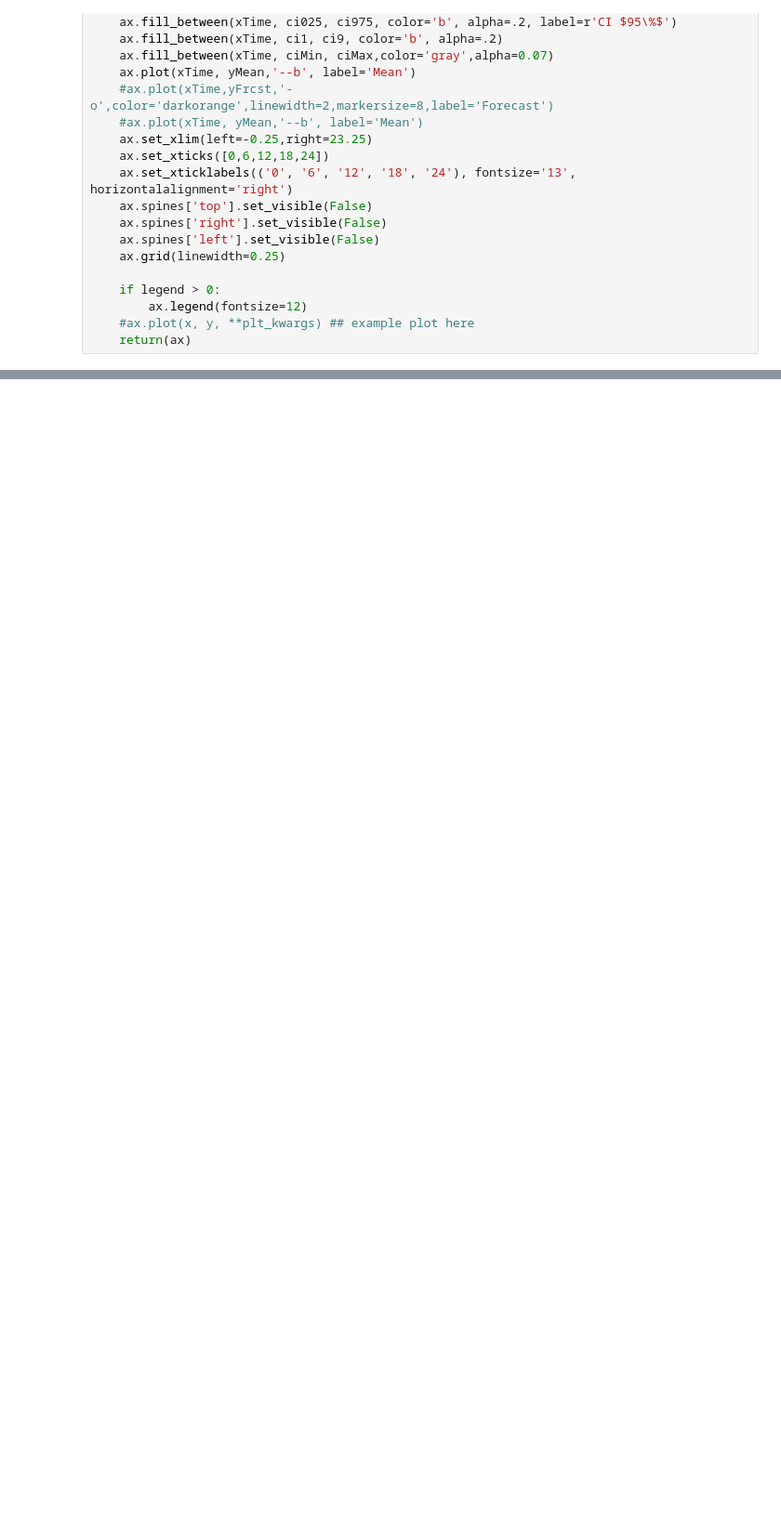
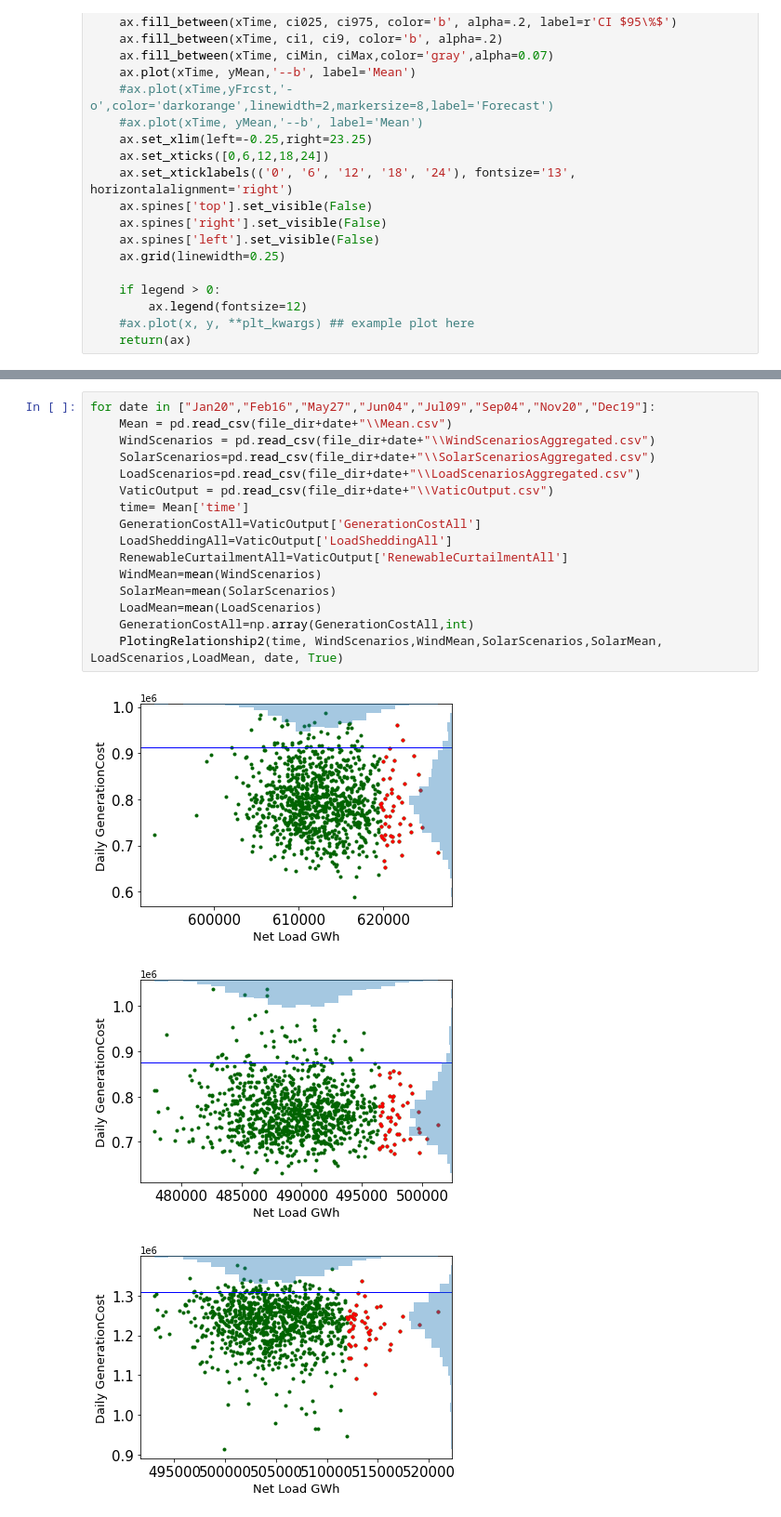
Before and after one commit to MahashwetaPatra/Financial-Modeling-Renewable-Energy, a Jupyter notebook: PythonJupyterNotebook/TexasDataRisk/RiskAllocation-TexasData.ipynb, the cells around one changed output, grey strips where cells are left out. Shown at 93% size. Saved outputs shown, nothing was run; the diff lists cells and outputs as text; blank space fills up the shorter version.

```diff
--- a/PythonJupyterNotebook/TexasDataRisk/RiskAllocation-TexasData.ipynb
+++ b/PythonJupyterNotebook/TexasDataRisk/RiskAllocation-TexasData.ipynb
@@ -161,0 +224,20 @@ Probability/2 20
+# %%
+for date in ["Jan20","Feb16","May27","Jun04","Jul09","Sep04","Nov20","Dec19"]:
+    Mean = pd.read_csv(file_dir+date+"\\Mean.csv")
+    WindScenarios = pd.read_csv(file_dir+date+"\\WindScenariosAggregated.csv")
+    SolarScenarios=pd.read_csv(file_dir+date+"\\SolarScenariosAggregated.csv")
+    LoadScenarios=pd.read_csv(file_dir+date+"\\LoadScenariosAggregated.csv")
+    VaticOutput = pd.read_csv(file_dir+date+"\\VaticOutput.csv")
+    time= Mean['time']
+    GenerationCostAll=VaticOutput['GenerationCostAll']
+    LoadSheddingAll=VaticOutput['LoadSheddingAll']
+    RenewableCurtailmentAll=VaticOutput['RenewableCurtailmentAll']
+    WindMean=mean(WindScenarios)
+    SolarMean=mean(SolarScenarios)
+    LoadMean=mean(LoadScenarios)
+    GenerationCostAll=np.array(GenerationCostAll,int)
+    PlotingRelationship2(time, WindScenarios,WindMean,SolarScenarios,SolarMean, LoadScenarios,LoadMean, date, True)
+# %% [output]
+[figure, added]
+[figure, added]
+[figure, added]
```
Also changed, not shown: parts of 12 cells of this notebook, 1 other file.
